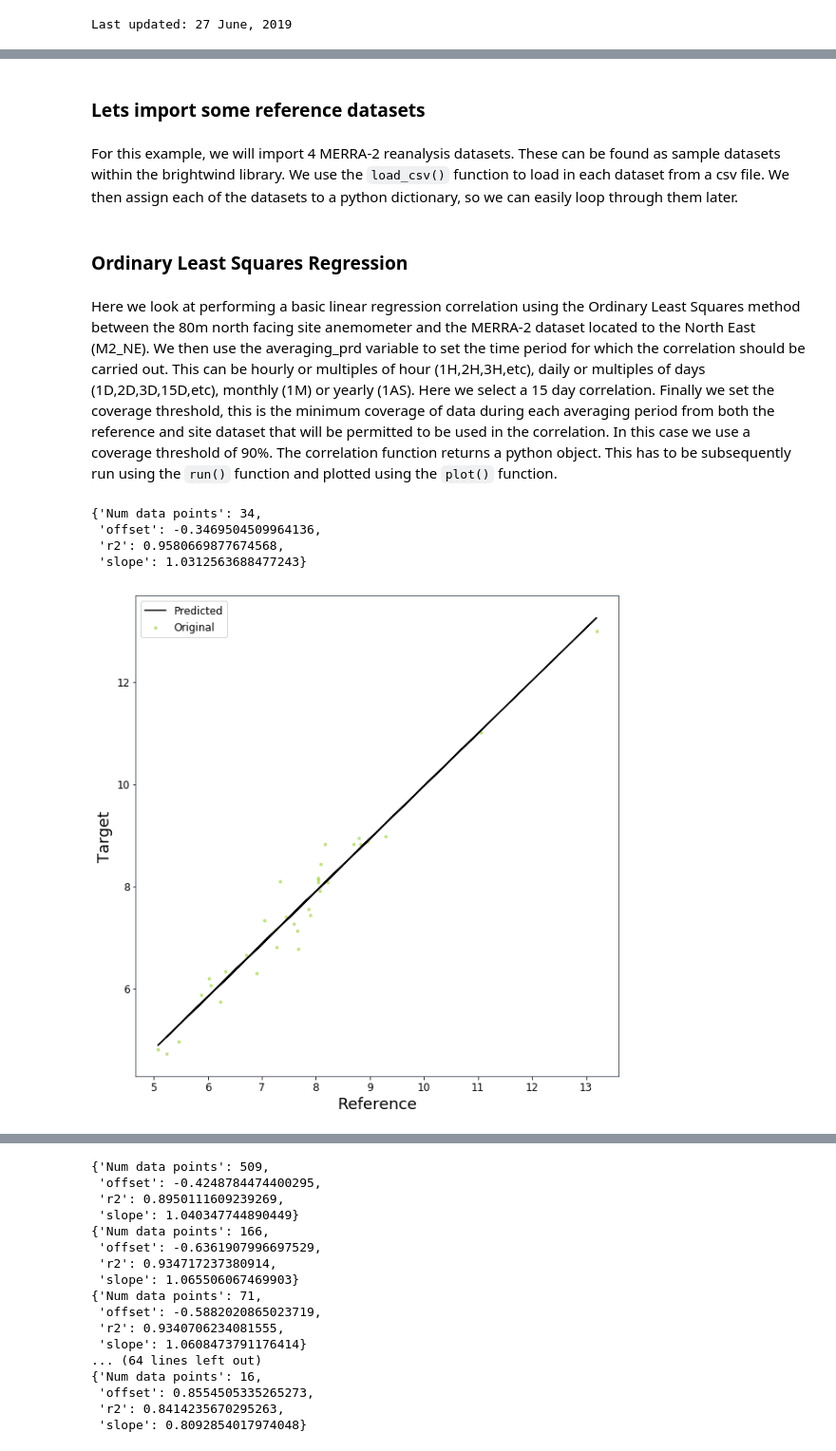
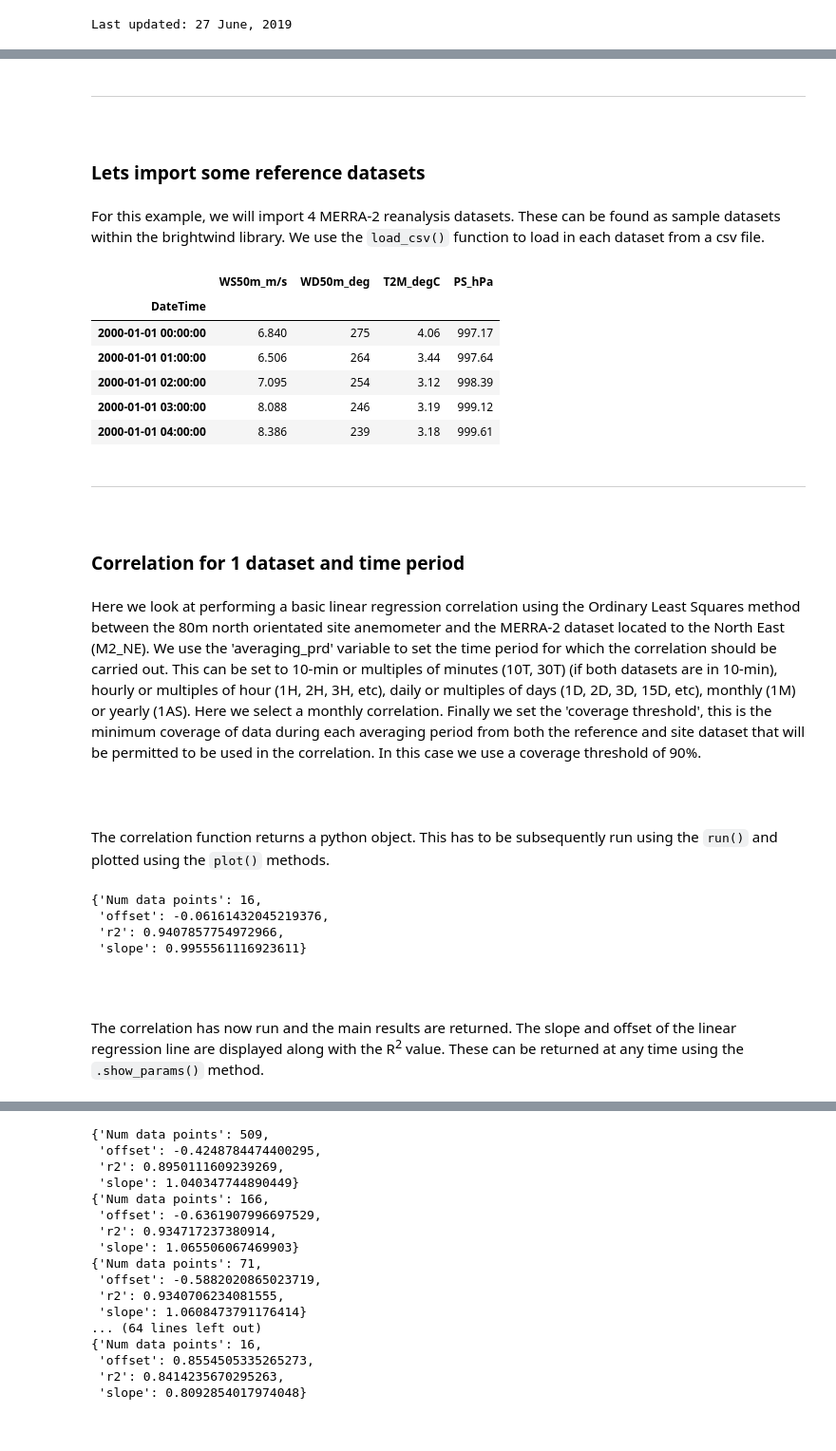
Before and after one commit to brightwind-dev/brightwind, a Jupyter notebook: docs/source/tutorials/becoming_a_correlation_wizard.ipynb, the cells around one changed output, grey strips where cells are left out. Shown at 95% size. Saved outputs shown, nothing was run; the diff lists cells and outputs as text; code cells hidden in the pictures.

```diff
--- a/docs/source/tutorials/becoming_a_correlation_wizard.ipynb
+++ b/docs/source/tutorials/becoming_a_correlation_wizard.ipynb
@@ -25,13 +32,2 @@ This guide will demonstrate how to do some useful correlations with a sample sit
 # %%
 import brightwind as bw
-# %%
-# specify location of existing sample dataset
-filepath = r'C:\...\brightwind\datasets\demo\demo_data.csv'
-# load data as dataframe
-data = bw.load_csv(filepath)
-# specify location of existing cleaning file
-Cleaning_Filepath = r'C:\...\brightwind\datasets\demo\demo_cleaning_file.csv'
-# Apply cleaning file to Raw Data
-data = bw.apply_cleaning(data,Cleaning_Filepath)
-# show first few rows of dataframe
-data.head(5)
@@ -48,25 +49,53 @@ Cleaning applied. (Please remember to assign the cleaned returned DataFrame to a
+# %% [markdown]
+***
 # %% [markdown]
+<div style='margin-top: 3em; margin-bottom: 3em;'>
+</div>
+
 ### Lets import some reference datasets
 # %% [markdown]
-For this example, we will import 4 MERRA-2 reanalysis datasets. These can be found as sample datasets within the brightwind library. We use the `load_csv()` function to load in each dataset from a csv file. We then assign each of the datasets to a python dictionary, so we can easily loop through them later.
+For this example, we will import 4 MERRA-2 reanalysis datasets. These can be found as sample datasets within the brightwind library. We use the `load_csv()` function to load in each dataset from a csv file.
 # %%
-Merra2_NE =  bw.load_csv(r'C:\...\brightwind\datasets\demo\MERRA-2_NE_2000-01-01_2017-06-30.csv')
-Merra2_NW =  bw.load_csv(r'C:\...\brightwind\datasets\demo\MERRA-2_NW_2000-01-01_2017-06-30.csv')
-Merra2_SE =  bw.load_csv(r'C:\...\brightwind\datasets\demo\MERRA-2_SE_2000-01-01_2017-06-30.csv')
-Merra2_SW =  bw.load_csv(r'C:\...\brightwind\datasets\demo\MERRA-2_SW_2000-01-01_2017-06-30.csv')
+Merra2_NE =  bw.load_csv(r'C:\Users\Stephen\Documents\Analysis\MERRA-2_NE_2000-01-01_2017-06-30.csv')
+Merra2_NW =  bw.load_csv(r'C:\Users\Stephen\Documents\Analysis\MERRA-2_NW_2000-01-01_2017-06-30.csv')
+Merra2_SE =  bw.load_csv(r'C:\Users\Stephen\Documents\Analysis\MERRA-2_SE_2000-01-01_2017-06-30.csv')
+Merra2_SW =  bw.load_csv(r'C:\Users\Stephen\Documents\Analysis\MERRA-2_SW_2000-01-01_2017-06-30.csv')
 
-Merra2 = {'M2_NE':Merra2_NE,'M2_NW':Merra2_NW,'M2_SE':Merra2_SE,'M2_SW':Merra2_SW}
+Merra2_NE.head(5)
+# %% [output]
+|  | WS50m_m/s | WD50m_deg | T2M_degC | PS_hPa |
+| DateTime |  |  |  |  |
+| 2000-01-01 00:00:00 | 6.840 | 275 | 4.06 | 997.17 |
+| 2000-01-01 01:00:00 | 6.506 | 264 | 3.44 | 997.64 |
+| 2000-01-01 02:00:00 | 7.095 | 254 | 3.12 | 998.39 |
+| 2000-01-01 03:00:00 | 8.088 | 246 | 3.19 | 999.12 |
+| 2000-01-01 04:00:00 | 8.386 | 239 | 3.18 | 999.61 |
-# %% [markdown]
-### Ordinary Least Squares Regression
+# %% [markdown]
+***
+# %% [markdown]
+<div style='margin-top: 3em; margin-bottom: 3em;'>
+</div>
+
+### Correlation for 1 dataset and time period
 # %% [markdown]
-Here we look at performing a basic linear regression correlation using the Ordinary Least Squares method between the 80m north facing site anemometer and the MERRA-2 dataset located to the North East (M2_NE). We then use the averaging_prd variable to set the time period for which the correlation should be carried out. This can be hourly or multiples of hour (1H,2H,3H,etc), daily or multiples of days (1D,2D,3D,15D,etc), monthly (1M) or yearly (1AS). Here we select a 15 day correlation. Finally we set the coverage threshold, this is the minimum coverage of data during each averaging period from both the reference and site dataset that will be permitted to be used in the correlation. In this case we use a coverage threshold of 90%. The correlation function returns a python object. This has to be subsequently run using the `run()` function and plotted using the `plot()` function.
+Here we look at performing a basic linear regression correlation using the Ordinary Least Squares method between the 80m north orientated site anemometer and the MERRA-2 dataset located to the North East (M2_NE). We use the 'averaging_prd' variable to set the time period for which the correlation should be carried out. This can be set to 10-min or multiples of minutes (10T, 30T) (if both datasets are in 10-min), hourly or multiples of hour (1H, 2H, 3H, etc), daily or multiples of days (1D, 2D, 3D, 15D, etc), monthly (1M) or yearly (1AS). Here we select a monthly correlation. Finally we set the 'coverage threshold', this is the minimum coverage of data during each averaging period from both the reference and site dataset that will be permitted to be used in the correlation. In this case we use a coverage threshold of 90%.
 # %%
-obj = bw.Correl.OrdinaryLeastSquares(Merra2['M2_NE']['WS50m_m/s'], data['Spd80mN'], averaging_prd='15D', coverage_threshold=0.90)
-obj.run()
-obj.plot()
+ord_lst_sq = bw.Correl.OrdinaryLeastSquares(Merra2_NE['WS50m_m/s'], data['Spd80mN'],
+                                            averaging_prd='1M', coverage_threshold=0.90)
-# %% [output]
-{'Num data points': 34,
- 'offset': -0.3469504509964136,
- 'r2': 0.9580669877674568,
- 'slope': 1.0312563688477243}
-[figure, removed]
+# %% [markdown]
+<div style='margin-top: 3em; margin-bottom: 3em;'>
+</div>
+
+The correlation function returns a python object. This has to be subsequently run using the `run()` and plotted using the `plot()` methods.
+# %%
+ord_lst_sq.run()
+# %% [output]
+{'Num data points': 16,
+ 'offset': -0.06161432045219376,
+ 'r2': 0.9407857754972966,
+ 'slope': 0.9955561116923611}
+# %% [markdown]
+<div style='margin-top: 3em; margin-bottom: 3em;'>
+</div>
+
+The correlation has now run and the main results are returned. The slope and offset of the linear regression line are displayed along with the R<sup>2</sup> value. These can be returned at any time using the `.show_params()` method.
```
Also changed, not shown: parts of 19 cells of this notebook.
